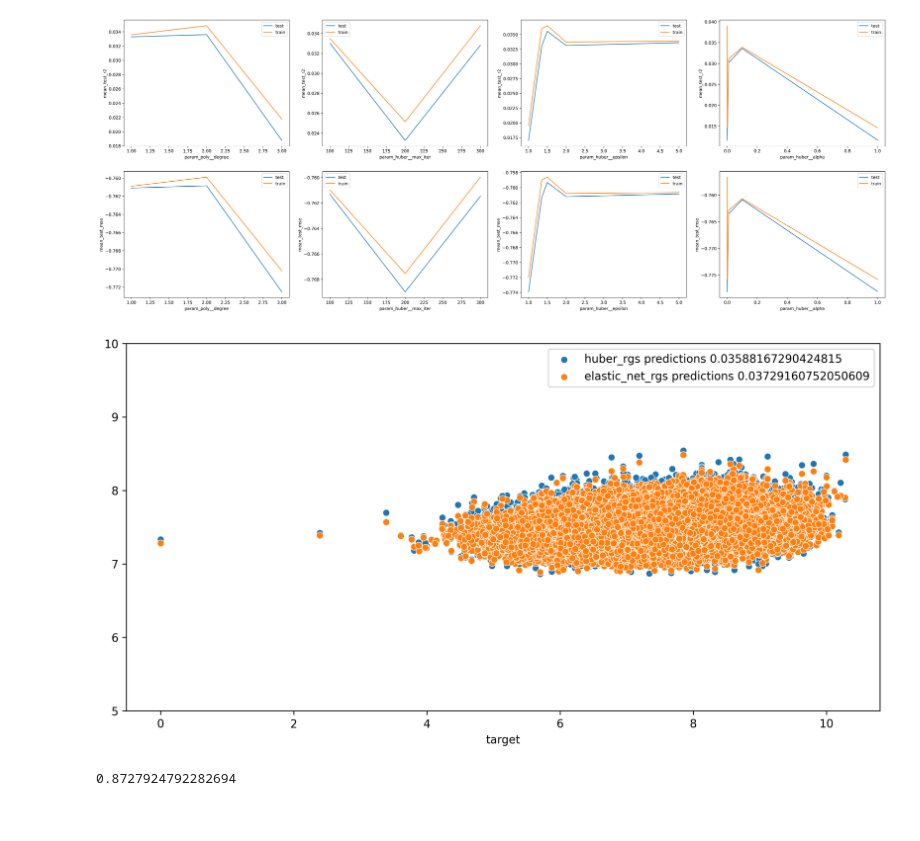
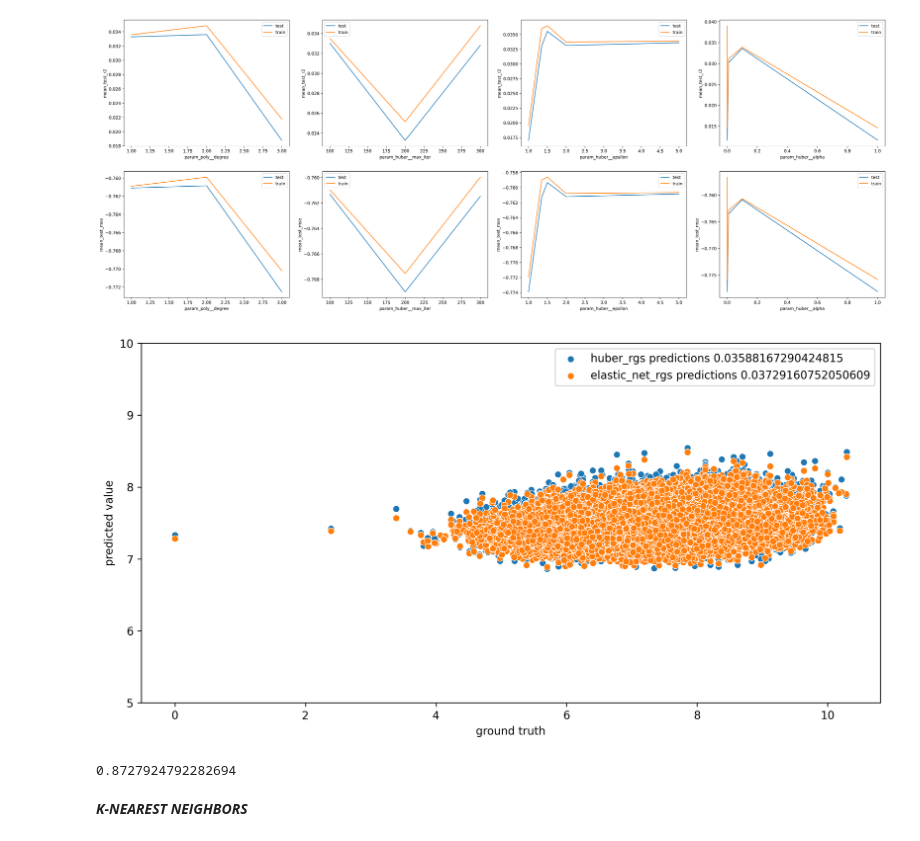
Before and after one commit to ashen007/tabularSeries-Feb-2021, a Jupyter notebook: models/models.ipynb, the cells around one changed output. Cells and saved outputs as stored; diff of their text form; code cells hidden in the pictures.

```diff
--- a/models/models.ipynb
+++ b/models/models.ipynb
@@ -496,15 +496,19 @@ plt.show()
 # %%
 plt.figure(figsize=[12, 6], dpi=300)
 sns.scatterplot(x=test_y, y=huber_rgs.predict(test_x),
                 label=f'huber_rgs predictions {huber_rgs.score(test_x, test_y)}')
 sns.scatterplot(x=test_y, y=en_rgs.predict(test_x),
                 label=f'elastic_net_rgs predictions {en_rgs.score(test_x, test_y)}')
-plt.ylim(5,10)
+plt.ylim(5, 10)
+plt.xlabel('ground truth')
+plt.ylabel('predicted value')
 plt.legend()
 plt.show()
 # %% [output]
-[figure, old version]
+[figure, new version]
 # %%
 mean_squared_error(test_y, huber_rgs.predict(test_x), squared=False)
 # %% [output]
 0.8727924792282694
+# %% [markdown]
+***K-NEAREST NEIGHBORS***
```
Also changed, not shown: parts of 5 cells of this notebook.
